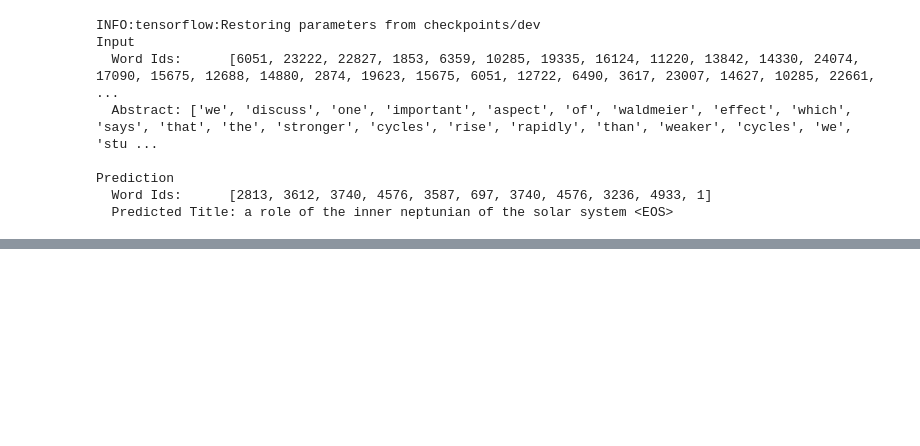
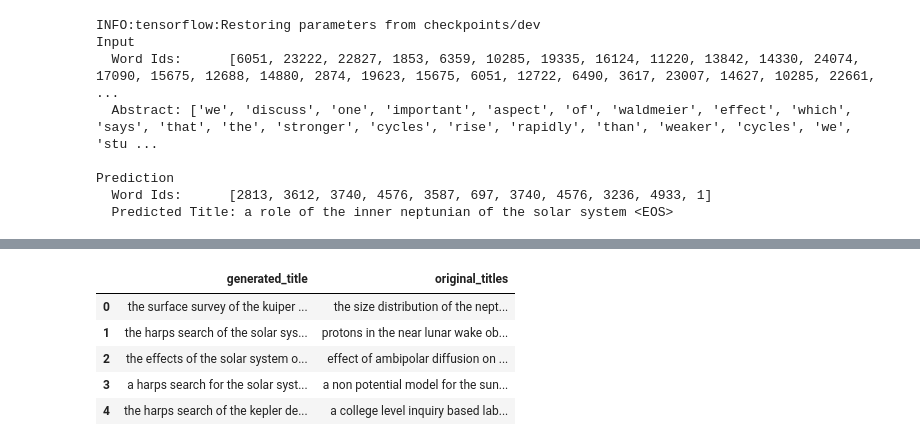
Before and after one commit to orlando-trejo/deep-learning-nanodegree, a Jupyter notebook: projects/language-translation/dlnd_abstract_translation.ipynb, the cells around one changed output, grey strips where cells are left out. Drawn from its saved outputs; the diff is of its cells as text; code cells hidden in the pictures; blank space fills up the shorter version.

Commit message:
created a dataframe of original and generated titles

```diff
--- a/projects/language-translation/dlnd_abstract_translation.ipynb
+++ b/projects/language-translation/dlnd_abstract_translation.ipynb
@@ -815,0 +857,13 @@ Prediction
+# %%
+# Create and save dataframe of original and generated titles
+# Note the above cell was converted from code cell to markd
+df = pd.DataFrame({'original_titles': titles, 'generated_title': generated_titles})
+df.to_csv('original_generated_titles.csv')
+df.head()
+# %% [output]
+|  | generated_title | original_titles |
+| 0 | the surface survey of the kuiper ... | the size distribution of the nept... |
+| 1 | the harps search of the solar sys... | protons in the near lunar wake ob... |
+| 2 | the effects of the solar system o... | effect of ambipolar diffusion on ... |
+| 3 | a harps search for the solar syst... | a non potential model for the sun... |
+| 4 | the harps search of the kepler de... | a college level inquiry based lab... |
```
Also changed, not shown: parts of 2 cells of this notebook, 2 other files.
